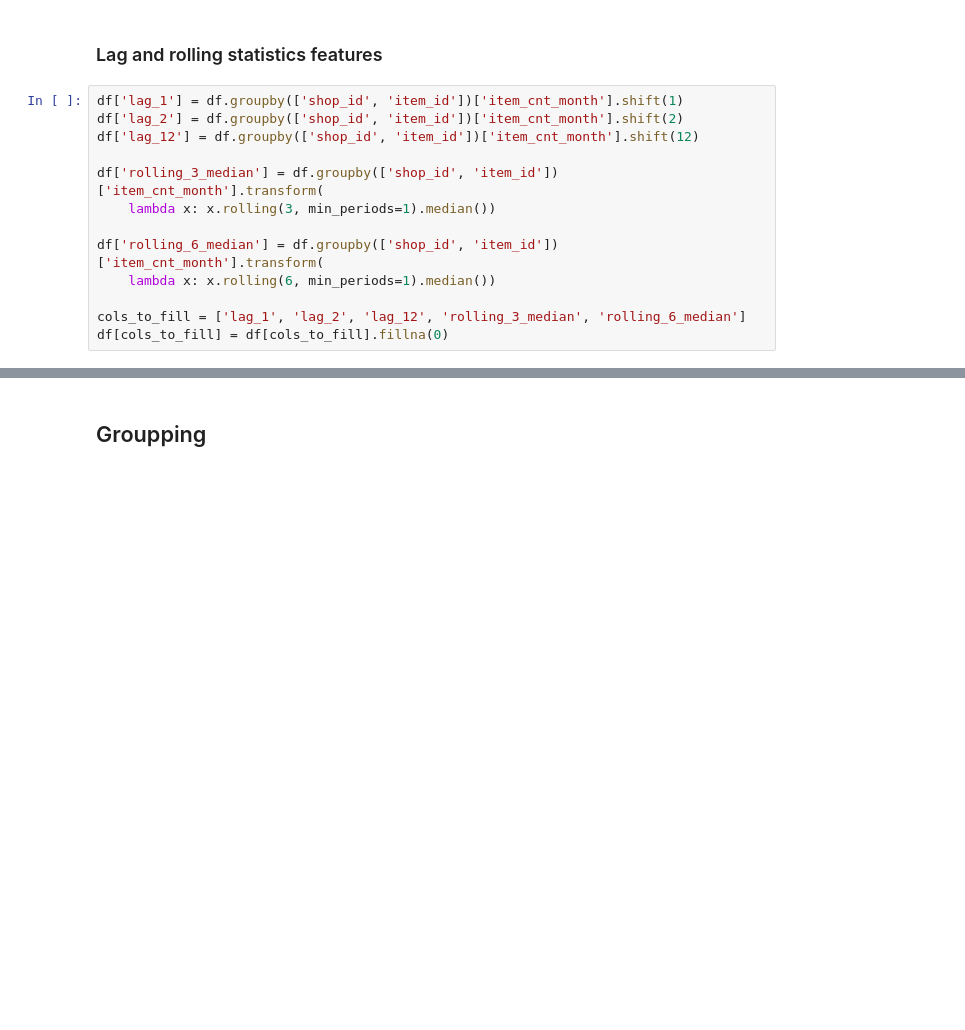
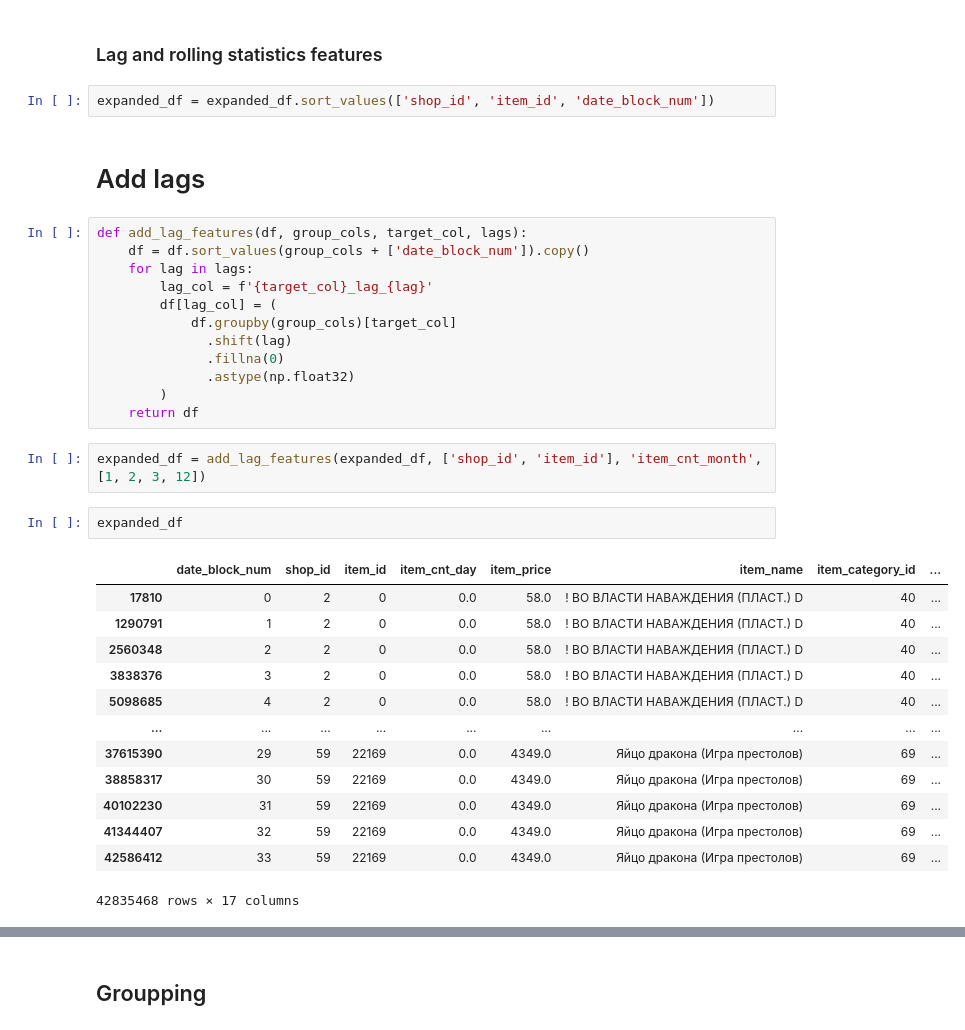
Before and after one commit to 200kgsquat/sales_prediction, a Jupyter notebook: notebooks/feature_engineering.ipynb, the cells around one changed output, grey strips where cells are left out. Drawn from its saved outputs; the diff is of its cells as text; blank space fills up the shorter version.

```diff
--- a/notebooks/feature_engineering.ipynb
+++ b/notebooks/feature_engineering.ipynb
@@ -85,15 +228,36 @@ df['month_cos'] = np.cos(2 * np.pi * df['month'] / 12)
 # %% [markdown]
 ### Lag and rolling statistics features
-# %%
-df['lag_1'] = df.groupby(['shop_id', 'item_id'])['item_cnt_month'].shift(1)
-df['lag_2'] = df.groupby(['shop_id', 'item_id'])['item_cnt_month'].shift(2)
-df['lag_12'] = df.groupby(['shop_id', 'item_id'])['item_cnt_month'].shift(12)
-
-df['rolling_3_median'] = df.groupby(['shop_id', 'item_id'])['item_cnt_month'].transform(
-    lambda x: x.rolling(3, min_periods=1).median())
-
-df['rolling_6_median'] = df.groupby(['shop_id', 'item_id'])['item_cnt_month'].transform(
-    lambda x: x.rolling(6, min_periods=1).median())
-
-cols_to_fill = ['lag_1', 'lag_2', 'lag_12', 'rolling_3_median', 'rolling_6_median']
-df[cols_to_fill] = df[cols_to_fill].fillna(0)
+# %%
+expanded_df = expanded_df.sort_values(['shop_id', 'item_id', 'date_block_num'])
+# %% [markdown]
+# Add lags
+# %%
+def add_lag_features(df, group_cols, target_col, lags):
+    df = df.sort_values(group_cols + ['date_block_num']).copy()
+    for lag in lags:
+        lag_col = f'{target_col}_lag_{lag}'
+        df[lag_col] = (
+            df.groupby(group_cols)[target_col]
+              .shift(lag)
+              .fillna(0)
+              .astype(np.float32)
+        )
+    return df
+# %%
+expanded_df = add_lag_features(expanded_df, ['shop_id', 'item_id'], 'item_cnt_month', [1, 2, 3, 12])
+# %%
+expanded_df
+# %% [output]
+|  | date_block_num | shop_id | item_id | item_cnt_day | item_price | item_name | item_category_id | ... |
+| 17810 | 0 | 2 | 0 | 0.0 | 58.0 | ! ВО ВЛАСТИ НАВАЖДЕНИЯ (ПЛАСТ.) D | 40 | ... |
+| 1290791 | 1 | 2 | 0 | 0.0 | 58.0 | ! ВО ВЛАСТИ НАВАЖДЕНИЯ (ПЛАСТ.) D | 40 | ... |
+| 2560348 | 2 | 2 | 0 | 0.0 | 58.0 | ! ВО ВЛАСТИ НАВАЖДЕНИЯ (ПЛАСТ.) D | 40 | ... |
+| 3838376 | 3 | 2 | 0 | 0.0 | 58.0 | ! ВО ВЛАСТИ НАВАЖДЕНИЯ (ПЛАСТ.) D | 40 | ... |
+| 5098685 | 4 | 2 | 0 | 0.0 | 58.0 | ! ВО ВЛАСТИ НАВАЖДЕНИЯ (ПЛАСТ.) D | 40 | ... |
+| ... | ... | ... | ... | ... | ... | ... | ... | ... |
+| 37615390 | 29 | 59 | 22169 | 0.0 | 4349.0 | Яйцо дракона (Игра престолов) | 69 | ... |
+| 38858317 | 30 | 59 | 22169 | 0.0 | 4349.0 | Яйцо дракона (Игра престолов) | 69 | ... |
+| 40102230 | 31 | 59 | 22169 | 0.0 | 4349.0 | Яйцо дракона (Игра престолов) | 69 | ... |
+| 41344407 | 32 | 59 | 22169 | 0.0 | 4349.0 | Яйцо дракона (Игра престолов) | 69 | ... |
+| 42586412 | 33 | 59 | 22169 | 0.0 | 4349.0 | Яйцо дракона (Игра престолов) | 69 | ... |
+42835468 rows × 17 columns
```
Also changed, not shown: parts of 71 cells of this notebook.
